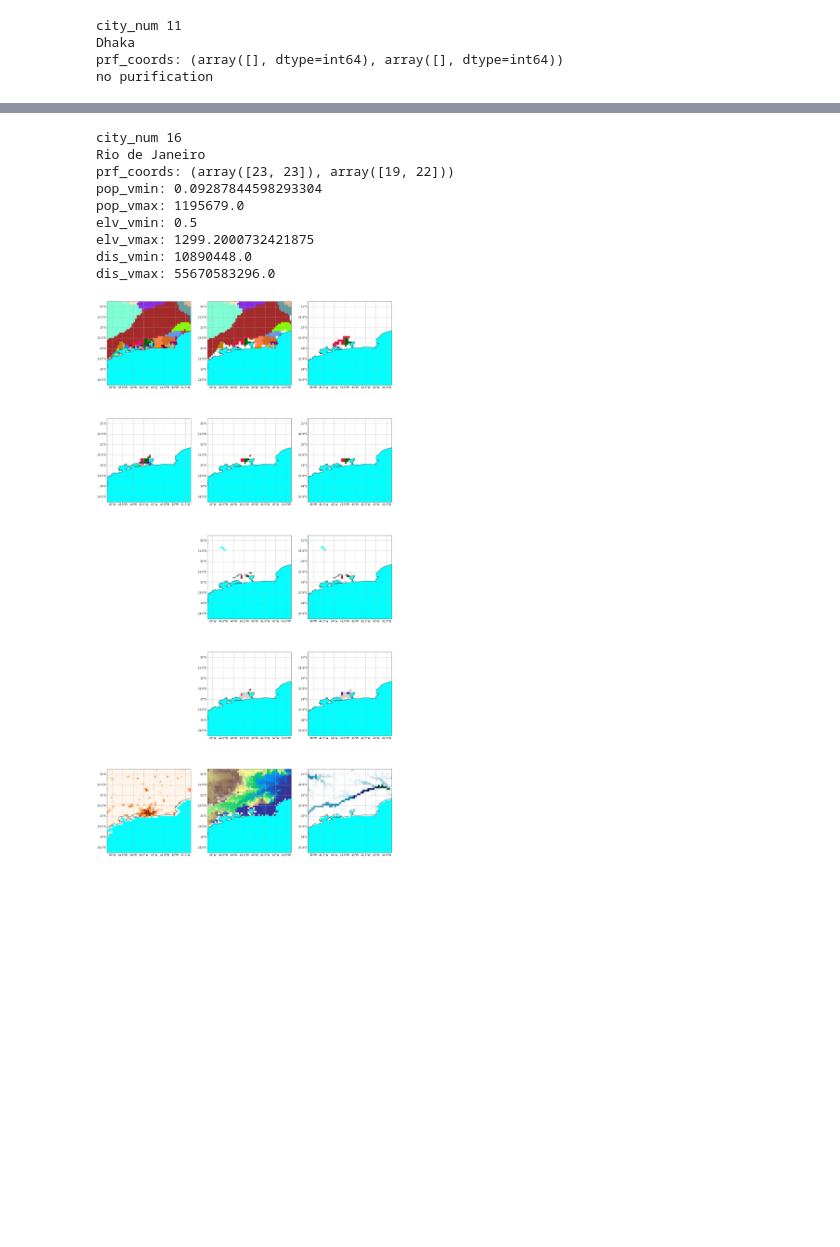
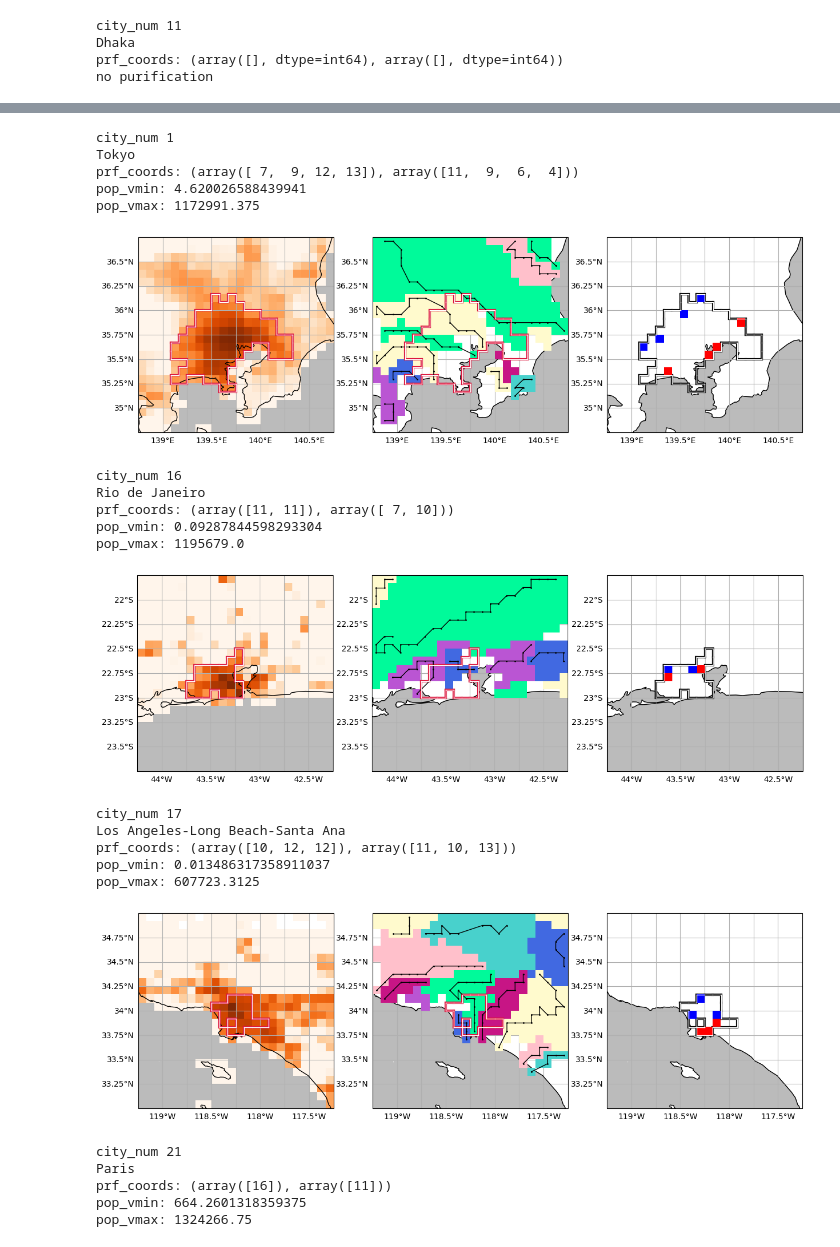
Before and after one commit to HalKiyo/h08_urban, a Jupyter notebook: global_city/pst/josui_gesui.ipynb, the cells around one changed output, grey strips where cells are left out. Saved outputs shown, nothing was run; the diff lists cells and outputs as text; code cells hidden in the pictures; blank space fills up the shorter version.

```diff
--- a/global_city/pst/josui_gesui.ipynb
+++ b/global_city/pst/josui_gesui.ipynb
@@ -933,10 +933,11 @@ def draw_mask_sotowaku(extent, mask_cropped, ax=None, sotowaku_color='#dc143c',
         # figure
         fig = plt.figure()
         ax = plt.subplot(projection=projection)
-        ax.coastlines()
+        ax.coastlines(zorder=1)
         ax.set_extent(extent)
         ax.gridlines(draw_labels=True, zorder=0)
-        ax.add_feature(cfea.OCEAN, color='#2A3F54')
+        ax.add_feature(cfea.OCEAN, color='#BBBBBB')
+        ax.add_feature(cfea.LAKES, color='#BBBBBB')
 
     # city mask
     for up in upper_indices:
@@ -1752,7 +1641,7 @@ def subfigure(target_index):
 
     remove_grid = 5 # minimum number of grids in one basin
     innercity_grid = 2 # minimum number of main river grid within city mask
-    width = 2 # lonlat delta degree from city center
+    width = 1 # lonlat delta degree from city center
 
 #---------------------------------------------------------------------------------------------------------------
 #   get variables
@@ -1761,40 +1650,40 @@ def subfigure(target_index):
     result = explore(target_index, remove_grid, innercity_grid, width)
 
 
-    plt.rcParams['font.size'] = 12
-    fig = plt.figure(figsize=(24, 48))
-    gs = gridspec.GridSpec(5, 3)
+    plt.rcParams['font.size'] = 10
+    fig = plt.figure(figsize=(15, 45))
+    gs = gridspec.GridSpec(1, 3)
 
-    plot_basin(result[0], result[6], result[6], gs[0,0], fig)
-    plot_basin(result[0], result[8], result[6], gs[0,1], fig)
-    plot_basin(result[0], result[10], result[6], gs[0,2], fig)
-
-    plot_basin(result[0], result[7], result[6], gs[1,0], fig)
-    plot_basin(result[0], result[9], result[6], gs[1,1], fig)
-    plot_basin(result[0], result[11], result[6], gs[1,2], fig)
-
-    plot_path_zorder(result[0], result[16], result[1], result[6], results_dict=result[15], gs_position=gs[2,1], fig=fig)
-    plot_path_zorder(result[0], result[19], result[1], result[6], results_dict=result[18], gs_position=gs[2,2], fig=fig)
-
-    plot_rivara_max(result[0], result[1], result[12], result[6], gs[3,1], fig)
-    plot_prf_swg(result[0], result[1], result[20], result[21], gs[3,2], fig)
-
-    plot_population(result[0], result[2], gs[4,0], fig)
-    plot_elevation(result[0], result[3], gs[4,1], fig)
-    plot_rivara(result[0], result[4], gs[4,2], fig)
+    plot_population(result[0], result[1], result[2], gs[0,0], fig)
+    plot_basin_path(result[0], result[1], result[8], result[6], results_dict=result[25], gs_position=gs[0,1], fig=fig)
+    plot_prf_swg(result[0], result[1], result[20], result[21], gs[0,2], fig)
 
     plt.show()
 # %%
-# 1, 38, 21, 17, 32, 98, 16
-subfigure(16)
+vld_cty_lst = [1, 16, 17, 21, 32, 38, 98]
+for i in vld_cty_lst:
+    subfigure(i)
 # %% [output]
-city_num 16
-Rio de Janeiro
-prf_coords: (array([23, 23]), array([19, 22]))
-pop_vmin: 0.09287844598293304
-pop_vmax: 1195679.0
-elv_vmin: 0.5
-elv_vmax: 1299.2000732421875
-dis_vmin: 10890448.0
-dis_vmax: 55670583296.0
+city_num 1
+Tokyo
+prf_coords: (array([ 7,  9, 12, 13]), array([11,  9,  6,  4]))
+pop_vmin: 4.620026588439941
+pop_vmax: 1172991.375
-[figure, old version]
+[figure, new version]
+city_num 16
+Rio de Janeiro
+prf_coords: (array([11, 11]), array([ 7, 10]))
+pop_vmin: 0.09287844598293304
+pop_vmax: 1195679.0
+[figure, added]
+city_num 17
+Los Angeles-Long Beach-Santa Ana
+prf_coords: (array([10, 12, 12]), array([11, 10, 13]))
+pop_vmin: 0.013486317358911037
+pop_vmax: 607723.3125
+[figure, added]
+city_num 21
+Paris
+prf_coords: (array([16]), array([11]))
+pop_vmin: 664.2601318359375
+pop_vmax: 1324266.75
```
Also changed, not shown: parts of 14 cells of this notebook.
